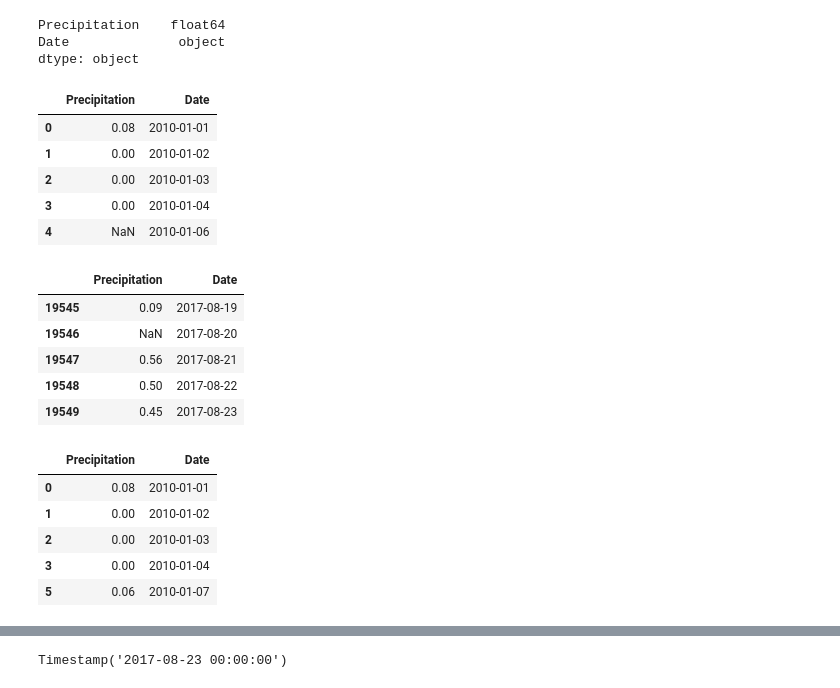
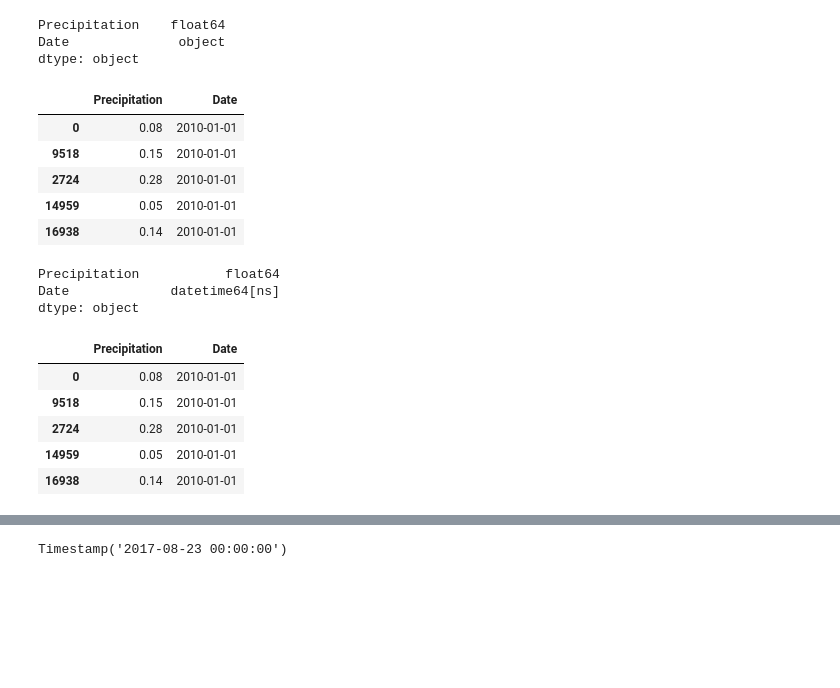
Before and after one commit to sn95033/SqlAlchemy_Flask, a Jupyter notebook: 02-Homework_10-SQL-Alchemy_climate_rm.ipynb, the cells around one changed output, grey strips where cells are left out. Drawn from its saved outputs; the diff is of its cells as text; code cells hidden in the pictures; blank space fills up the shorter version.

```diff
--- a/02-Homework_10-SQL-Alchemy_climate_rm.ipynb
+++ b/02-Homework_10-SQL-Alchemy_climate_rm.ipynb
@@ -103,24 +103,38 @@ all_df.dtypes
 Precipitation    float64
 Date              object
 dtype: object
+# %%
+# 4) Use Pandas to clean up the data:  Remove the NaNs
+# Sort by date - note that we have the data from all stations in Hawaii
+
+
+all_df = all_df.dropna(how="any")
+all_df = all_df.sort_values('Date')
+all_df.head()
+# %% [output]
+|  | Precipitation | Date |
+| 0 | 0.08 | 2010-01-01 |
+| 9518 | 0.15 | 2010-01-01 |
+| 2724 | 0.28 | 2010-01-01 |
+| 14959 | 0.05 | 2010-01-01 |
+| 16938 | 0.14 | 2010-01-01 |
 # %%
-all_df.head()
+all_df.dtypes
 # %% [output]
-|  | Precipitation | Date |
-| 0 | 0.08 | 2010-01-01 |
-| 1 | 0.00 | 2010-01-02 |
-| 2 | 0.00 | 2010-01-03 |
-| 3 | 0.00 | 2010-01-04 |
-| 4 | NaN | 2010-01-06 |
+Precipitation           float64
+Date             datetime64[ns]
+dtype: object
-# %%
-all_df.tail()
-# %% [output]
-|  | Precipitation | Date |
-| 19545 | 0.09 | 2017-08-19 |
-| 19546 | NaN | 2017-08-20 |
-| 19547 | 0.56 | 2017-08-21 |
-| 19548 | 0.50 | 2017-08-22 |
-| 19549 | 0.45 | 2017-08-23 |
+# %%
+calc_df = all_df
+
+calc_df.head()
+# %% [output]
+|  | Precipitation | Date |
+| 0 | 0.08 | 2010-01-01 |
+| 9518 | 0.15 | 2010-01-01 |
+| 2724 | 0.28 | 2010-01-01 |
+| 14959 | 0.05 | 2010-01-01 |
+| 16938 | 0.14 | 2010-01-01 |
 # %%
 # 3) Make necessary conversions of objects to numbers
 # The date is an object -- which means we cannot plot in matplotlib
@@ -130,15 +144,0 @@ all_df['Date'] = pd.to_datetime(all_df['Date'].str.strip(), errors='coerce', for
-# %%
-# 4) Use Pandas to clean up the data:  Remove the NaNs
-
-all_df = all_df.dropna(how="any")
-
-all_df.dtypes
-
-all_df.head()
-# %% [output]
-|  | Precipitation | Date |
-| 0 | 0.08 | 2010-01-01 |
-| 1 | 0.00 | 2010-01-02 |
-| 2 | 0.00 | 2010-01-03 |
-| 3 | 0.00 | 2010-01-04 |
-| 5 | 0.06 | 2010-01-07 |
```
Also changed, not shown: parts of 34 cells of this notebook, 1 other file.
